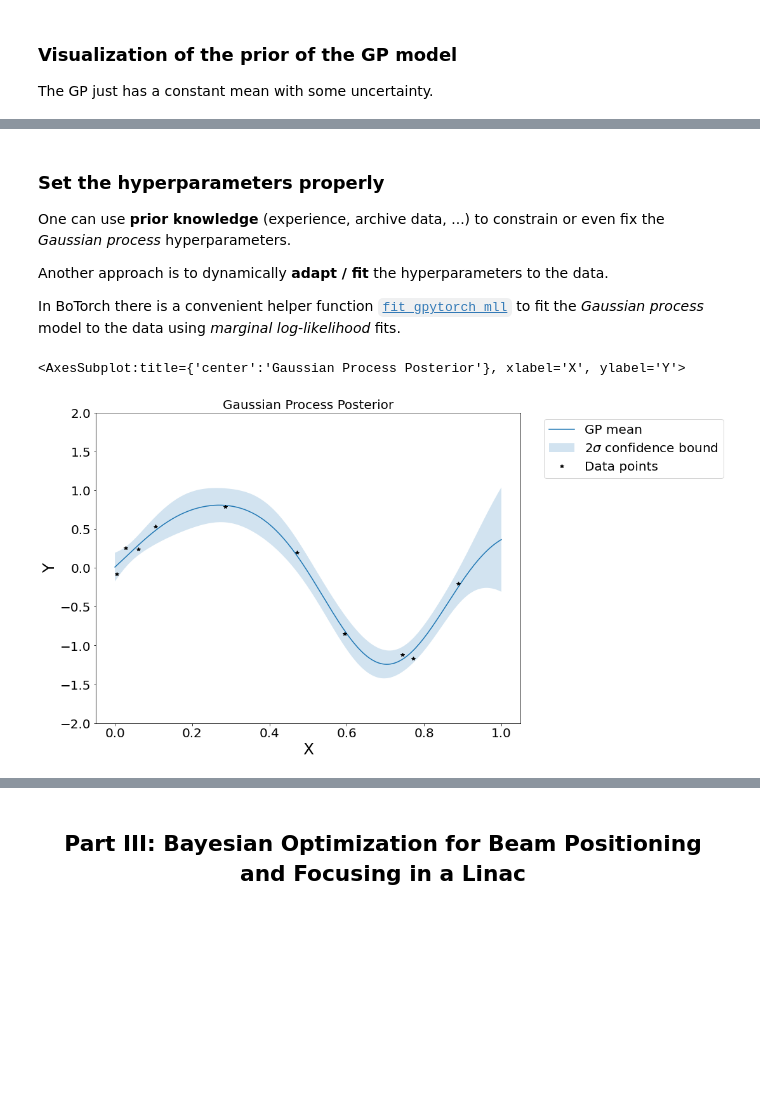
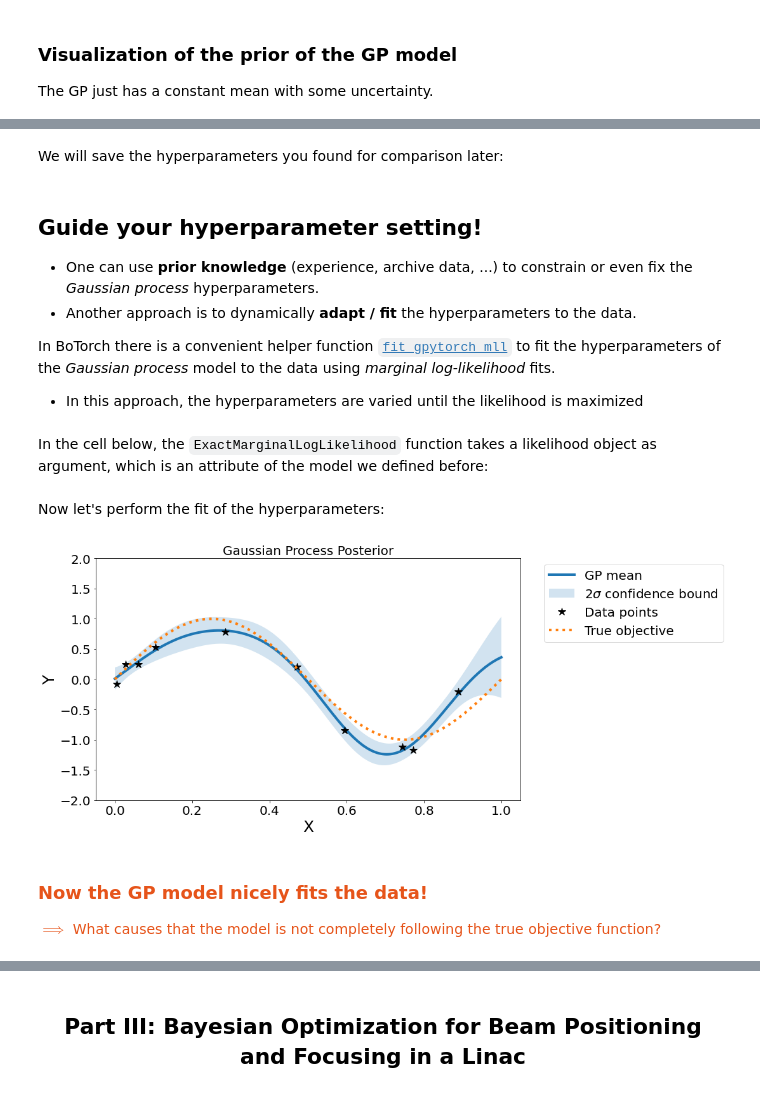
Before and after one commit to aoeftiger/TUDa-NMAP-14, a Jupyter notebook: lecture.ipynb, the cells around one changed output, grey strips where cells are left out. Drawn from its saved outputs; the diff is of its cells as text; code cells hidden in the pictures; blank space fills up the shorter version.

```diff
--- a/lecture.ipynb
+++ b/lecture.ipynb
@@ -291,0 +323,2 @@ sample_gp_posterior_plot(model, test_X, y_lim=(-2,2), n_samples=0)
+# %% [markdown]
+We will save the hyperparameters you found for comparison later:
@@ -292,22 +329,15 @@ sample_gp_posterior_plot(model, test_X, y_lim=(-2,2), n_samples=0)
 # %% [markdown]
-### Set the hyperparameters properly
+<h2>Guide your hyperparameter setting!</h2>
 
-One can use __prior knowledge__ (experience, archive data, ...) to constrain or even fix the _Gaussian process_ hyperparameters.
+- One can use __prior knowledge__ (experience, archive data, ...) to constrain or even fix the _Gaussian process_ hyperparameters.
+- Another approach is to dynamically __adapt / fit__ the hyperparameters to the data.
 
-Another approach is to dynamically __adapt / fit__ the hyperparameters to the data.
+In BoTorch there is a convenient helper function [`fit_gpytorch_mll`](https://botorch.org/api/fit.html#botorch.fit) to fit the hyperparameters of the _Gaussian process_ model to the data using _marginal log-likelihood_ fits.
 
-In BoTorch there is a convenient helper function [`fit_gpytorch_mll`](https://botorch.org/api/fit.html#botorch.fit) to fit the _Gaussian process_ model to the data using _marginal log-likelihood_ fits.
+- In this approach, the hyperparameters are varied until the likelihood is maximized
+# %% [markdown]
+In the cell below, the `ExactMarginalLogLikelihood` function takes a likelihood object as argument, which is an attribute of the model we defined before:
 # %%
-# Define the GP model again
-kernel = ScaleKernel(RBFKernel())
-model = SingleTaskGP(train_X=observations_x, train_Y=observations_y, covar_module=kernel)
-# Define the likelihood
 mll = ExactMarginalLogLikelihood(model.likelihood, model)
-fit_gpytorch_mll(mll)
-
-# Show the results
-sample_gp_posterior_plot(model, test_X, y_lim=(-2,2), n_samples=0)
-# Now the GP model should nicely fit to the data
-# %% [output]
-<AxesSubplot:title={'center':'Gaussian Process Posterior'}, xlabel='X', ylabel='Y'>
-[figure, removed]
+# %% [markdown]
+Now let's perform the fit of the hyperparameters:
@@ -313,0 +346,9 @@ sample_gp_posterior_plot(model, test_X, y_lim=(-2,2), n_samples=0)
+# %%
+# Show the results
+sample_gp_posterior_plot(model, test_X, y_lim=(-2,2), n_samples=0,
+                         show_true_f=True, true_f_x= objective_x, true_f_y=objective_y);
+# %% [output]
+[figure, added]
+# %% [markdown]
+<h3 style="color:#e6541a;">Now the GP model nicely fits the data!</h3>
+<p style="color:#e6541a;">$\implies$ What causes that the model is not completely following the true objective function?
```
Also changed, not shown: parts of 67 cells of this notebook, 2 other files.
